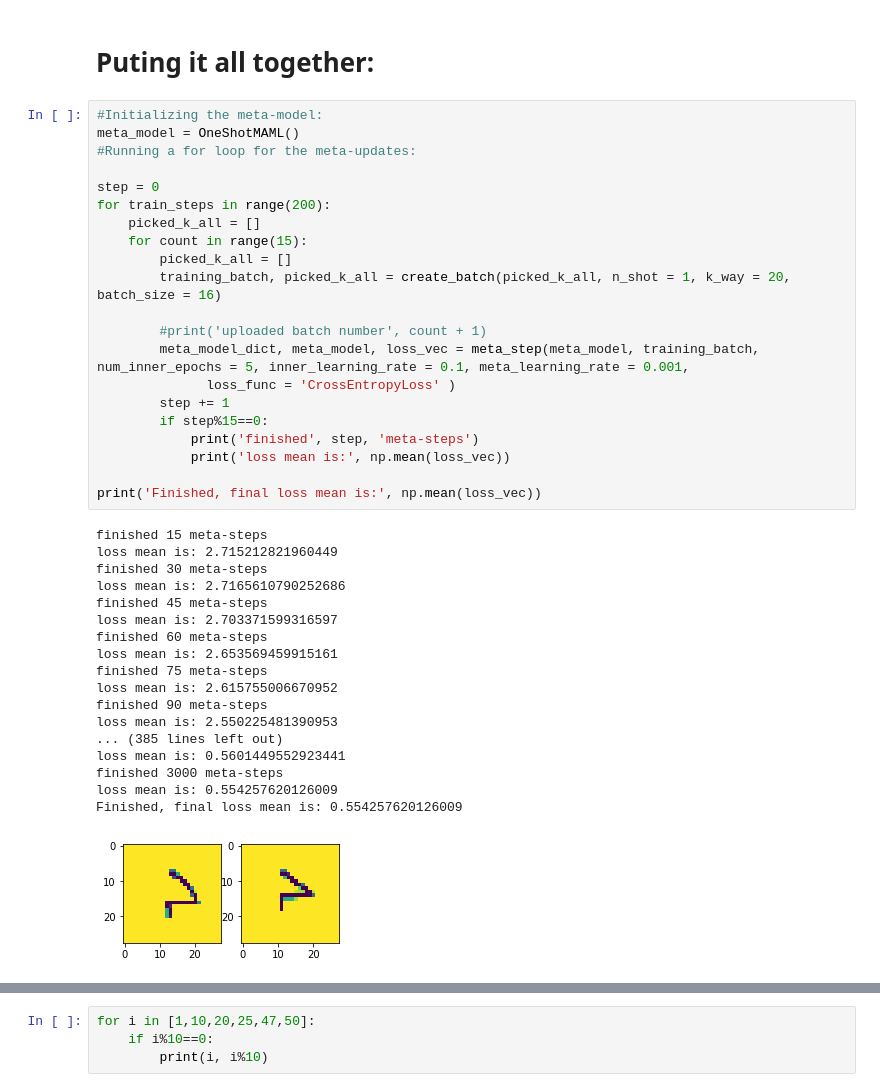
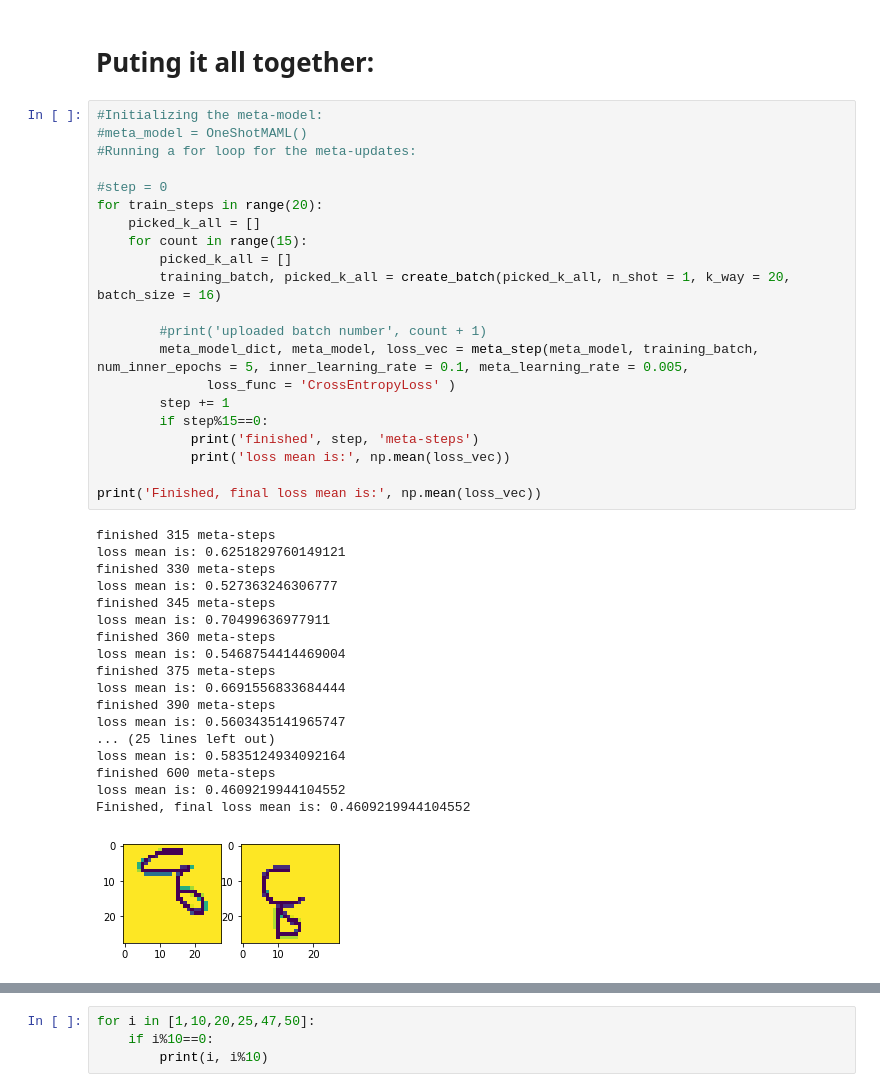
Before and after one commit to PopGalacticHistory/Omniglot---OneShot-Learning---MAML, a Jupyter notebook: One-shot Leaning Challenge - Updated.ipynb, the cells around one changed output, grey strips where cells are left out. Cells and saved outputs as stored; diff of their text form.

```diff
--- a/One-shot Leaning Challenge - Updated.ipynb
+++ b/One-shot Leaning Challenge - Updated.ipynb
@@ -734,44 +734,44 @@ def meta_step(meta_model, training_batch, num_inner_epochs = 15, inner_learning_
 # Puting it all together:
 # %%
 #Initializing the meta-model:
-meta_model = OneShotMAML()
+#meta_model = OneShotMAML()
 #Running a for loop for the meta-updates:
 
-step = 0
-for train_steps in range(200):
+#step = 0
+for train_steps in range(20):
     picked_k_all = []
     for count in range(15):
         picked_k_all = []
         training_batch, picked_k_all = create_batch(picked_k_all, n_shot = 1, k_way = 20, batch_size = 16)
 
         #print('uploaded batch number', count + 1)
-        meta_model_dict, meta_model, loss_vec = meta_step(meta_model, training_batch, num_inner_epochs = 5, inner_learning_rate = 0.1, meta_learning_rate = 0.001,
+        meta_model_dict, meta_model, loss_vec = meta_step(meta_model, training_batch, num_inner_epochs = 5, inner_learning_rate = 0.1, meta_learning_rate = 0.005,
               loss_func = 'CrossEntropyLoss' )
         step += 1
         if step%15==0:
             print('finished', step, 'meta-steps')
             print('loss mean is:', np.mean(loss_vec))
 
 print('Finished, final loss mean is:', np.mean(loss_vec))
 # %% [output]
-finished 15 meta-steps
-loss mean is: 2.715212821960449
-finished 30 meta-steps
-loss mean is: 2.7165610790252686
-finished 45 meta-steps
-loss mean is: 2.703371599316597
-finished 60 meta-steps
-loss mean is: 2.653569459915161
-finished 75 meta-steps
-loss mean is: 2.615755006670952
-finished 90 meta-steps
-loss mean is: 2.550225481390953
-... (385 lines left out)
-loss mean is: 0.5601449552923441
-finished 3000 meta-steps
-loss mean is: 0.554257620126009
-Finished, final loss mean is: 0.554257620126009
+finished 315 meta-steps
+loss mean is: 0.6251829760149121
+finished 330 meta-steps
+loss mean is: 0.527363246306777
+finished 345 meta-steps
+loss mean is: 0.70499636977911
+finished 360 meta-steps
+loss mean is: 0.5468754414469004
+finished 375 meta-steps
+loss mean is: 0.6691556833684444
+finished 390 meta-steps
+loss mean is: 0.5603435141965747
+... (25 lines left out)
+loss mean is: 0.5835124934092164
+finished 600 meta-steps
+loss mean is: 0.4609219944104552
+Finished, final loss mean is: 0.4609219944104552
-[figure, old version]
+[figure, new version]
 # %%
 #Before training mean_right = 0.1
 #Run evaluation on the model
```
Also changed, not shown: parts of 1 cell of this notebook.
